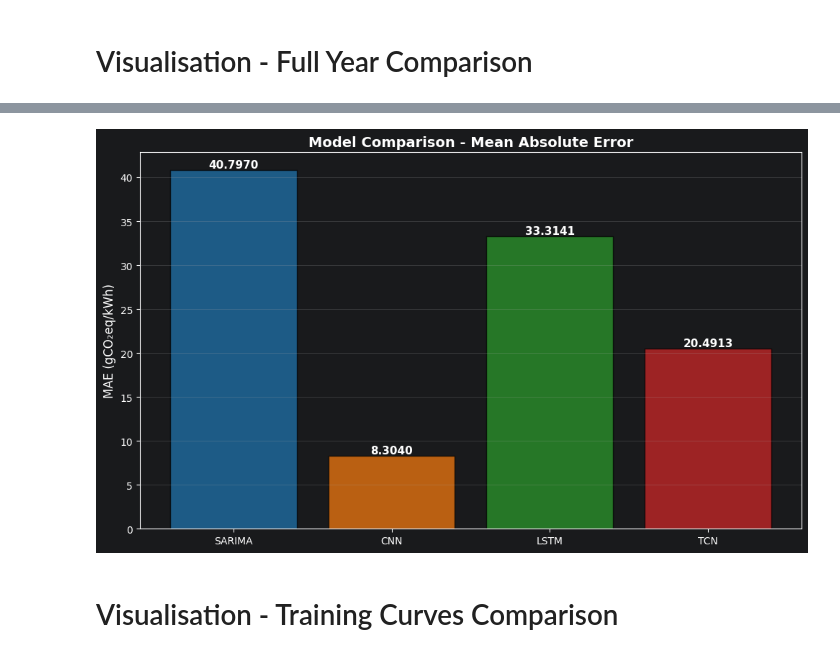
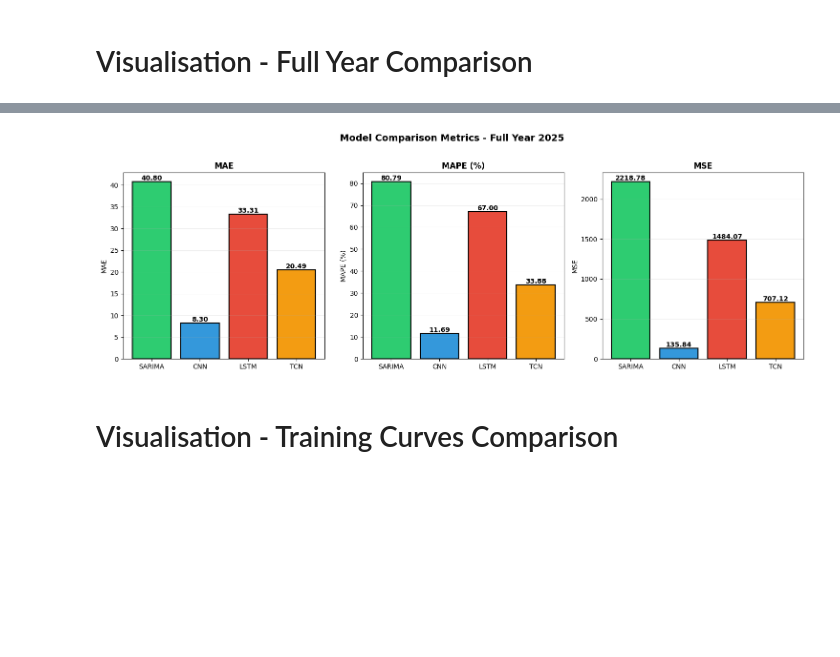
Before and after one commit to The-European-Avengers/MAJJ-ADL-eris, a Jupyter notebook: ml/model_comparison.ipynb, the cells around one changed output, grey strips where cells are left out. Cells and saved outputs as stored; diff of their text form; code cells hidden in the pictures; blank space fills up the shorter version.

```diff
--- a/ml/model_comparison.ipynb
+++ b/ml/model_comparison.ipynb
@@ -476,22 +476,77 @@ plt.show()
 # %%
-if results:
-    fig, ax = plt.subplots(figsize=(10, 6))
-    models_list = list(results.keys())
-    maes = [results[m]['MAE'] for m in models_list]
+metrics_results = {}
 
-    colors = ['#1f77b4', '#ff7f0e', '#2ca02c', '#d62728']
-    bars = ax.bar(models_list, maes, color=colors[:len(models_list)], alpha=0.7, edgecolor='black')
+for model_name in ['SARIMA', 'CNN', 'LSTM', 'TCN']:
+    if full_year_preds[model_name] is not None:
+        pred = np.asarray(full_year_preds[model_name], dtype=np.float32)
+        actual = np.asarray(y_test_actual, dtype=np.float32)
+
+        # Handle length mismatch
+        n = min(len(pred), len(actual))
+        pred = pred[:n]
+        actual = actual[:n]
+
+        # Remove NaN values
+        valid_mask = ~np.isnan(pred) & ~np.isnan(actual)
+        pred_clean = pred[valid_mask]
+        actual_clean = actual[valid_mask]
+
+        if len(pred_clean) > 0:
+            # Calculate metrics
+            mae = mean_absolute_error(actual_clean, pred_clean)
+            mse = mean_squared_error(actual_clean, pred_clean)
+            rmse = np.sqrt(mse)
+
+            # MAPE (avoid division by zero)
+            mask_nonzero = np.abs(actual_clean) > 1.0
+            if np.sum(mask_nonzero) > 0:
+                mape = mean_absolute_percentage_error(actual_clean[mask_nonzero],
+                                                      pred_clean[mask_nonzero]) * 100
+            else:
+                mape = np.nan
+
+            metrics_results[model_name] = {
+                'MAE': mae,
+                'MAPE (%)': mape,
+                'MSE': mse,
+                'RMSE': rmse,
+                'Test Points': len(pred_clean)
+            }
+
+# Create comparison table
+comparison_df = pd.DataFrame(metrics_results).T
+
+# Format nicely
+comparison_df = comparison_df.round(2)
+
+print("\n" + "="*80)
+print("MODEL COMPARISON - FULL YEAR 2025")
+print("="*80)
+print(comparison_df)
+print("="*80)
+
+fig, axes = plt.subplots(1, 3, figsize=(15, 5))
+metrics_to_plot = ['MAE', 'MAPE (%)', 'MSE']
+colors = ['#2ecc71', '#3498db', '#e74c3c', '#f39c12']
+
+for idx, metric in enumerate(metrics_to_plot):
+    ax = axes[idx]
+    values = comparison_df[metric].values
+    models = comparison_df.index
+
+    bars = ax.bar(models, values, color=colors[:len(models)], edgecolor='black', linewidth=1.5)
+    ax.set_title(metric, fontsize=12, fontweight='bold')
+    ax.set_ylabel(metric)
+    ax.grid(True, alpha=0.3, axis='y')
 
     # Add value labels on bars
-    for bar in bars:
+    for bar, val in zip(bars, values):
         height = bar.get_height()
-        ax.text(bar.get_x() + bar.get_width() / 2., height,
-                f'{height:.4f}',
-                ha='center', va='bottom', fontsize=11, fontweight='bold')
+        ax.text(bar.get_x() + bar.get_width()/2., height,
+                f'{val:.2f}', ha='center', va='bottom', fontweight='bold', fontsize=10)
 
-    ax.set_ylabel('MAE (gCO₂eq/kWh)', fontsize=12)
-    ax.set_title('Model Comparison - Mean Absolute Error', fontsize=14, fontweight='bold')
-    ax.grid(True, alpha=0.3, axis='y')
-    plt.tight_layout()
-    plt.show()
+plt.suptitle('Model Comparison Metrics - Full Year 2025', fontsize=14, fontweight='bold', y=1.02)
+plt.tight_layout()
+plt.savefig('model_metrics_comparison.png', dpi=150, bbox_inches='tight')
+plt.show()
 # %% [output]
@@ -498,4 +564,4 @@ if results:
-[figure, old version]
+[figure, new version]
 # %% [markdown]
 # Visualisation - Training Curves Comparison
 # %%
```
Also changed, not shown: parts of 5 cells of this notebook, 3 other files.
